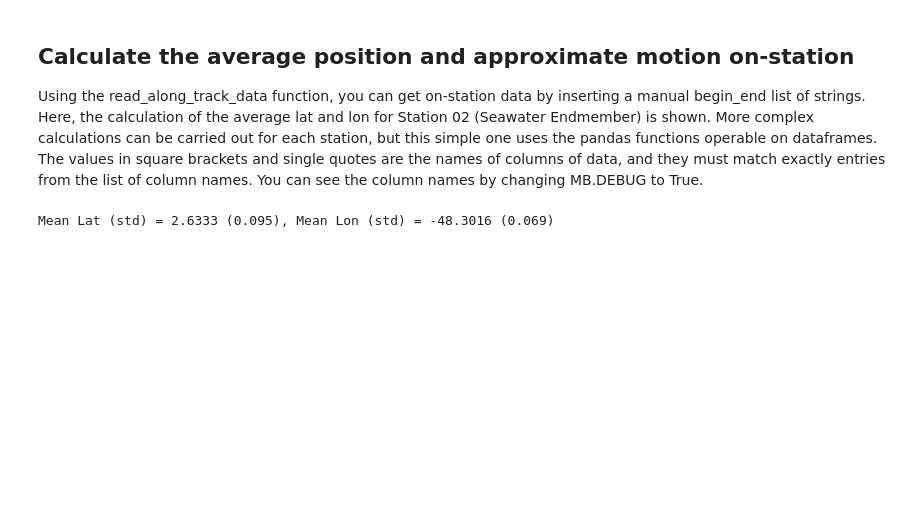
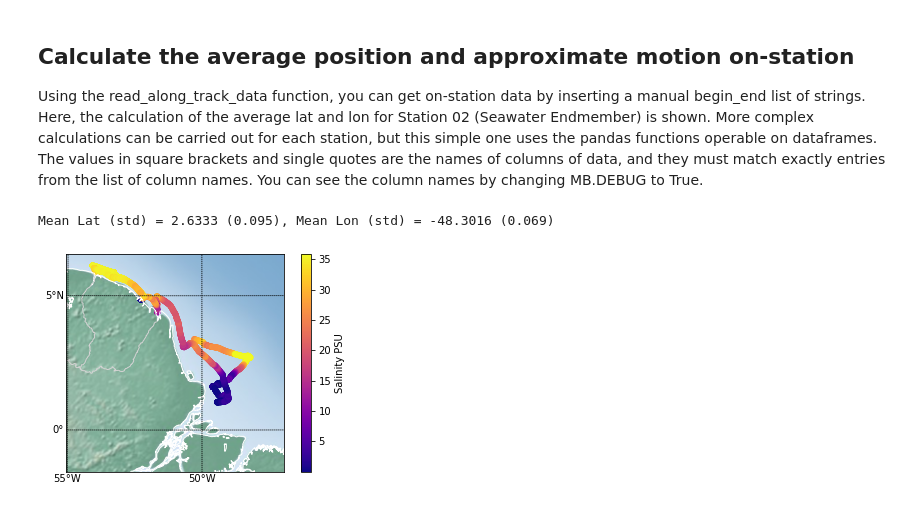
Before and after one commit to DirtBurner/MUDBENCS, a Jupyter notebook: MUDBENCS_CTD.ipynb, the cells around one changed output. Drawn from its saved outputs; the diff is of its cells as text; code cells hidden in the pictures; blank space fills up the shorter version.

```diff
--- a/MUDBENCS_CTD.ipynb
+++ b/MUDBENCS_CTD.ipynb
@@ -101,3 +104,9 @@ std_lon = Station02_data_df['Lon Dec. Deg.'].std()
 print('Mean Lat (std) = %.4f (%.3f), Mean Lon (std) = %.4f (%.3f) ' % (mean_lat, std_lat, mean_lon, std_lon))
 # %% [output]
 Mean Lat (std) = 2.6333 (0.095), Mean Lon (std) = -48.3016 (0.069)
+# %%
+m = MB.MUDBENCS_map(AT_data_df, ' Salinity PSU')
+#plt.text(-53.8, 4.1, 'French Guiana', ha='center')
+plt.savefig('C:/Users/beros/Box/UDrive_brosenheim/My_Documents/Research/Seagoing Expeditions/CHEM-OCE Guianas Mudbanks 2020/Expedition prep/MUDBENCS/CTD_Data/Maps/Salinity.svg', dpi=300)
+# %% [output]
+[figure, added]
```
Also changed, not shown: parts of 4 cells of this notebook, 21 other files.
